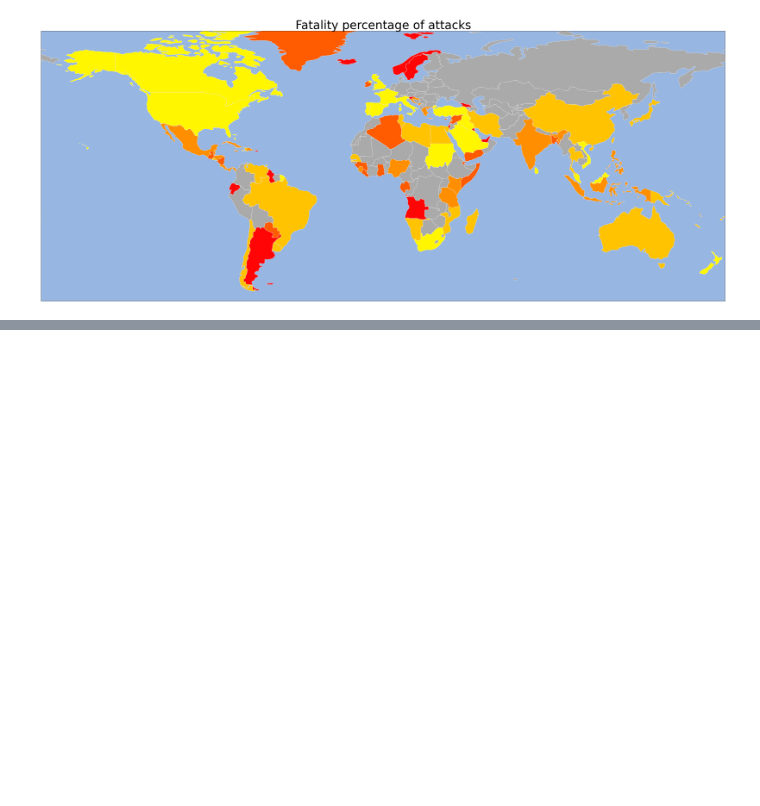
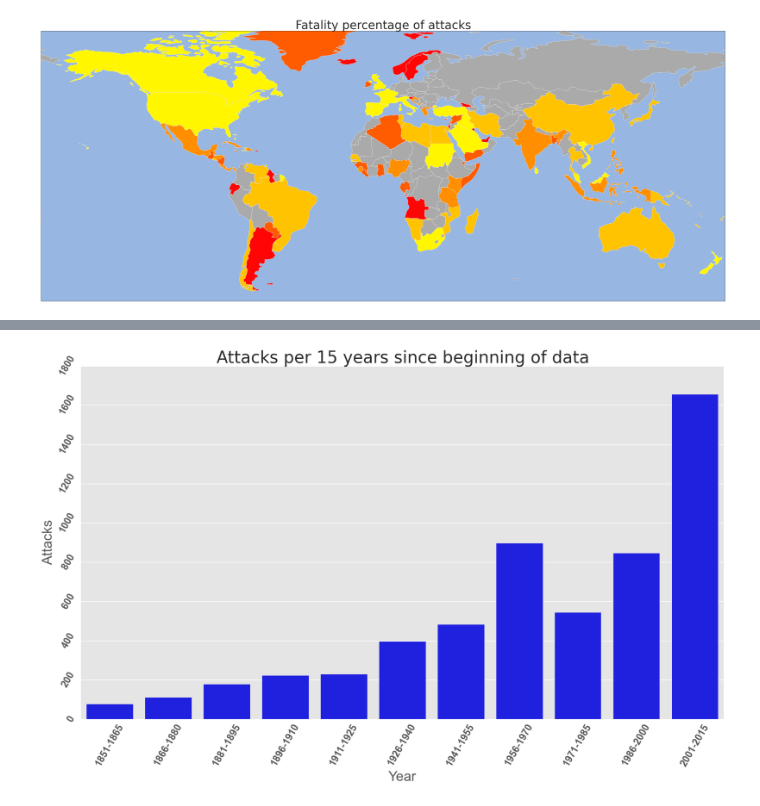
Before and after one commit to BramVer/DataMining, a Jupyter notebook: Notebooks/Datamining - Shark Attacks.ipynb, the cells around one changed output, grey strips where cells are left out. Drawn from its saved outputs; the diff is of its cells as text; code cells hidden in the pictures; blank space fills up the shorter version.

```diff
--- a/Notebooks/Datamining - Shark Attacks.ipynb
+++ b/Notebooks/Datamining - Shark Attacks.ipynb
@@ -453,0 +508,50 @@ print(count)
+# %%
+plt.rc('font', **font)
+
+yearlist = []
+
+for y in count_by_year.keys():
+    try:
+        yearlist.append(int(y))
+    except:
+        pass
+
+years = np.asarray(sorted(yearlist))
+
+count = []
+for y in years:
+    count.append(count_by_year.get(str(y)))
+
+
+sum = 0
+temp = 0
+count = []
+key = []
+
+for i in range(1851,2017):
+    sum += count_by_year.get(str(i),0)
+
+    temp += 1
+
+    if temp == 15:
+        count.append(sum)
+        sum = 0
+        temp = 0
+        key.append(str(i-14) + "-" + str(i))
+
+
+attacks = np.asarray(count)
+
+
+fig, ax = plt.subplots(figsize=(20, 11))
+
+sns.barplot(x=key, y=attacks, color='blue', ax=ax)
+ax.set(xlabel="Year", ylabel="Attacks")
+
+ticksx = plt.setp(ax.get_xticklabels(), rotation=60, fontsize=17)
+ticksy = plt.setp(ax.get_yticklabels(), rotation=60, fontsize=17)
+
+plt.title("Attacks per 15 years since beginning of data")
+plt.show()
+# %% [output]
+[figure, added]
```
Also changed, not shown: parts of 9 cells of this notebook, 1 other file.
